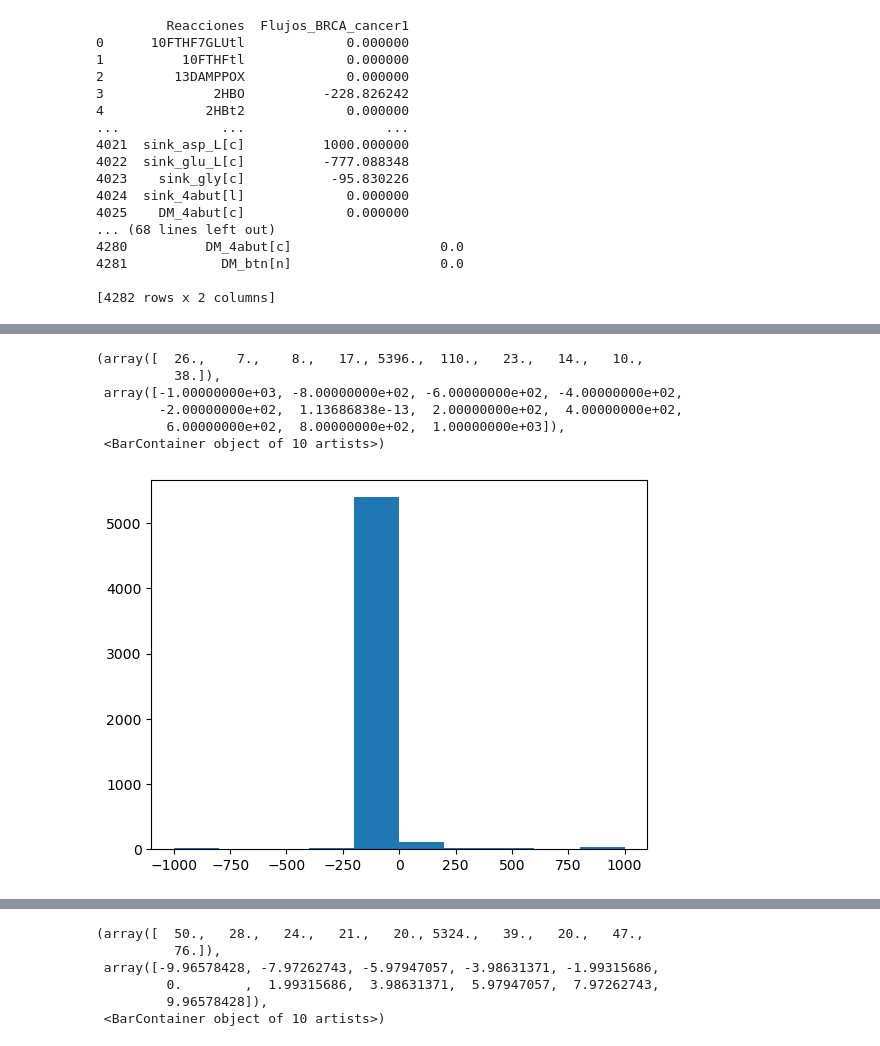
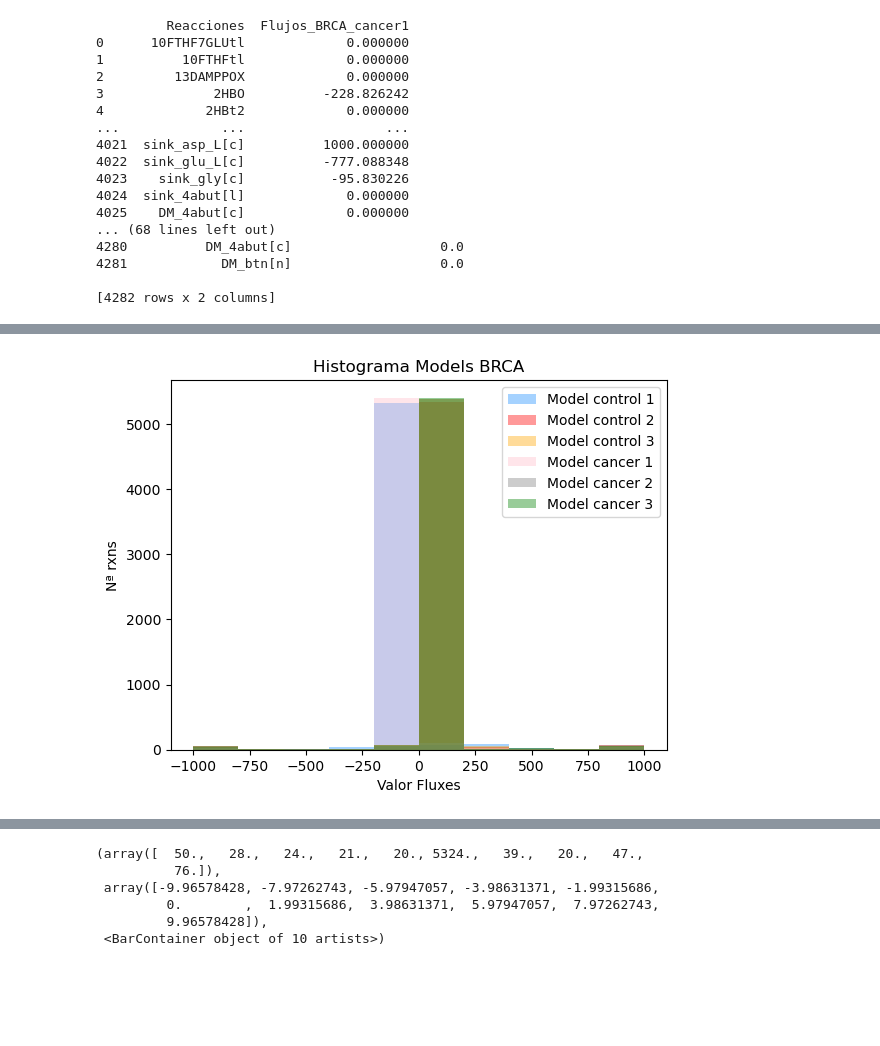
Before and after one commit to NoeGrageraJimenez/TFG, a Jupyter notebook: TFG-Example/Volcano Plot BRCA.ipynb, the cells around one changed output, grey strips where cells are left out. Drawn from its saved outputs; the diff is of its cells as text; code cells hidden in the pictures; blank space fills up the shorter version.

```diff
--- a/TFG-Example/Volcano Plot BRCA.ipynb
+++ b/TFG-Example/Volcano Plot BRCA.ipynb
@@ -187,11 +187,16 @@ BRCA_fluxes
 5649 rows × 6 columns
-# %%
-plt.hist(BRCA_fluxes['Flujos_BRCA_cancer1'])
-# %% [output]
-(array([  26.,    7.,    8.,   17., 5396.,  110.,   23.,   14.,   10.,
-          38.]),
- array([-1.00000000e+03, -8.00000000e+02, -6.00000000e+02, -4.00000000e+02,
-        -2.00000000e+02,  1.13686838e-13,  2.00000000e+02,  4.00000000e+02,
-         6.00000000e+02,  8.00000000e+02,  1.00000000e+03]),
- <BarContainer object of 10 artists>)
-[figure, removed]
+# %%
+plt.hist(BRCA_fluxes['Flujos_BRCA_control1'], color='dodgerblue', alpha=0.4, label= 'Model control 1')
+plt.hist(BRCA_fluxes['Flujos_BRCA_control2'], color='red', alpha=0.4, label='Model control 2')
+plt.hist(BRCA_fluxes['Flujos_BRCA_control3'], color='orange', alpha=0.4, label= 'Model control 3')
+plt.hist(BRCA_fluxes['Flujos_BRCA_cancer1'], color='pink', alpha=0.4, label= 'Model cancer 1')
+plt.hist(BRCA_fluxes['Flujos_BRCA_cancer2'], color='gray', alpha=0.4, label= 'Model cancer 2')
+plt.hist(BRCA_fluxes['Flujos_BRCA_cancer3'], color='green', alpha=0.4, label= 'Model cancer 3')
+
+plt.title('Histograma Models BRCA')
+plt.xlabel('Valor Fluxes')
+plt.ylabel('Nª rxns')
+plt.legend(loc='upper right')
+plt.grid(False)
+# %% [output]
+[figure, added]
```
Also changed, not shown: parts of 16 cells of this notebook, 10 other files.
